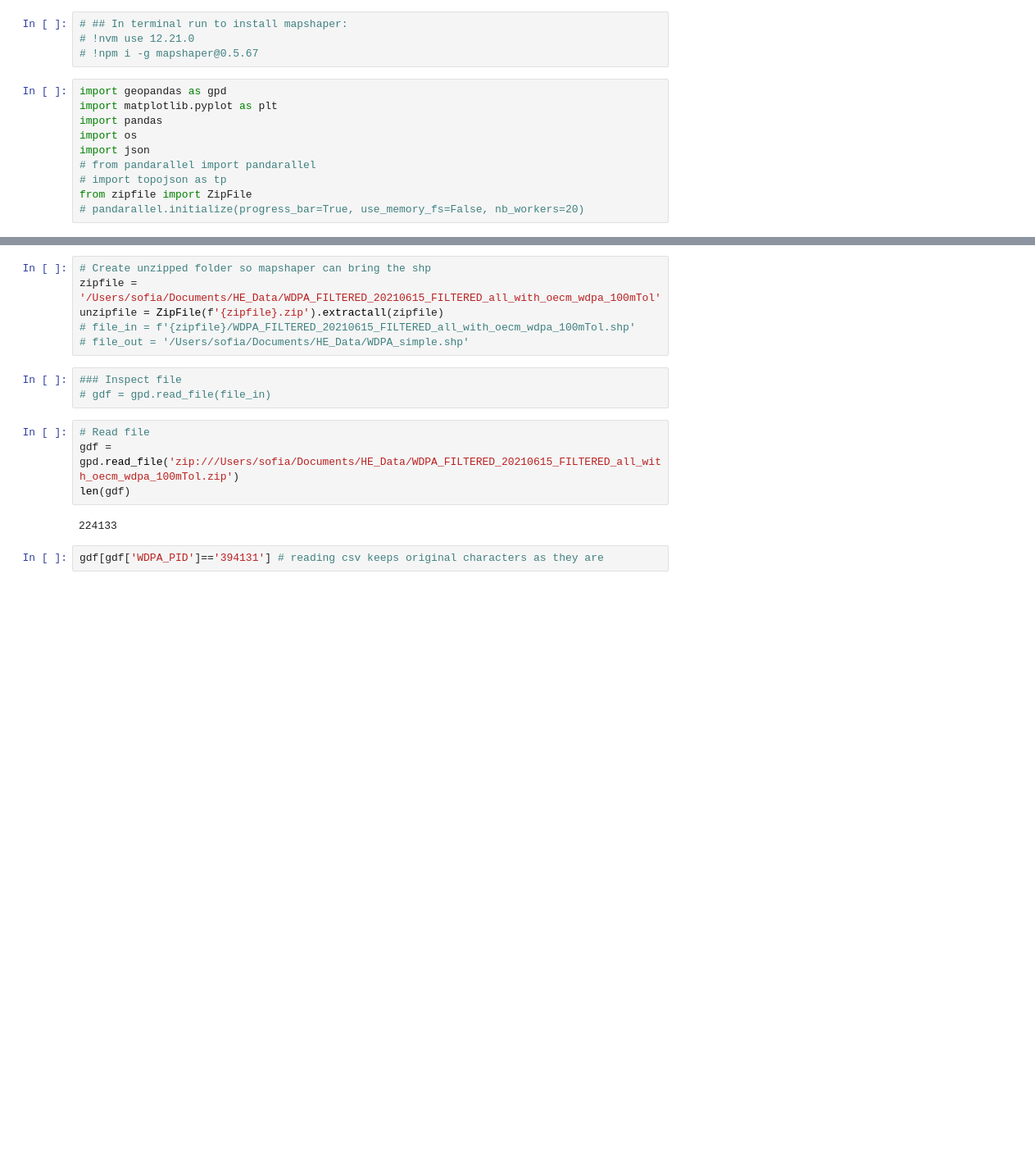
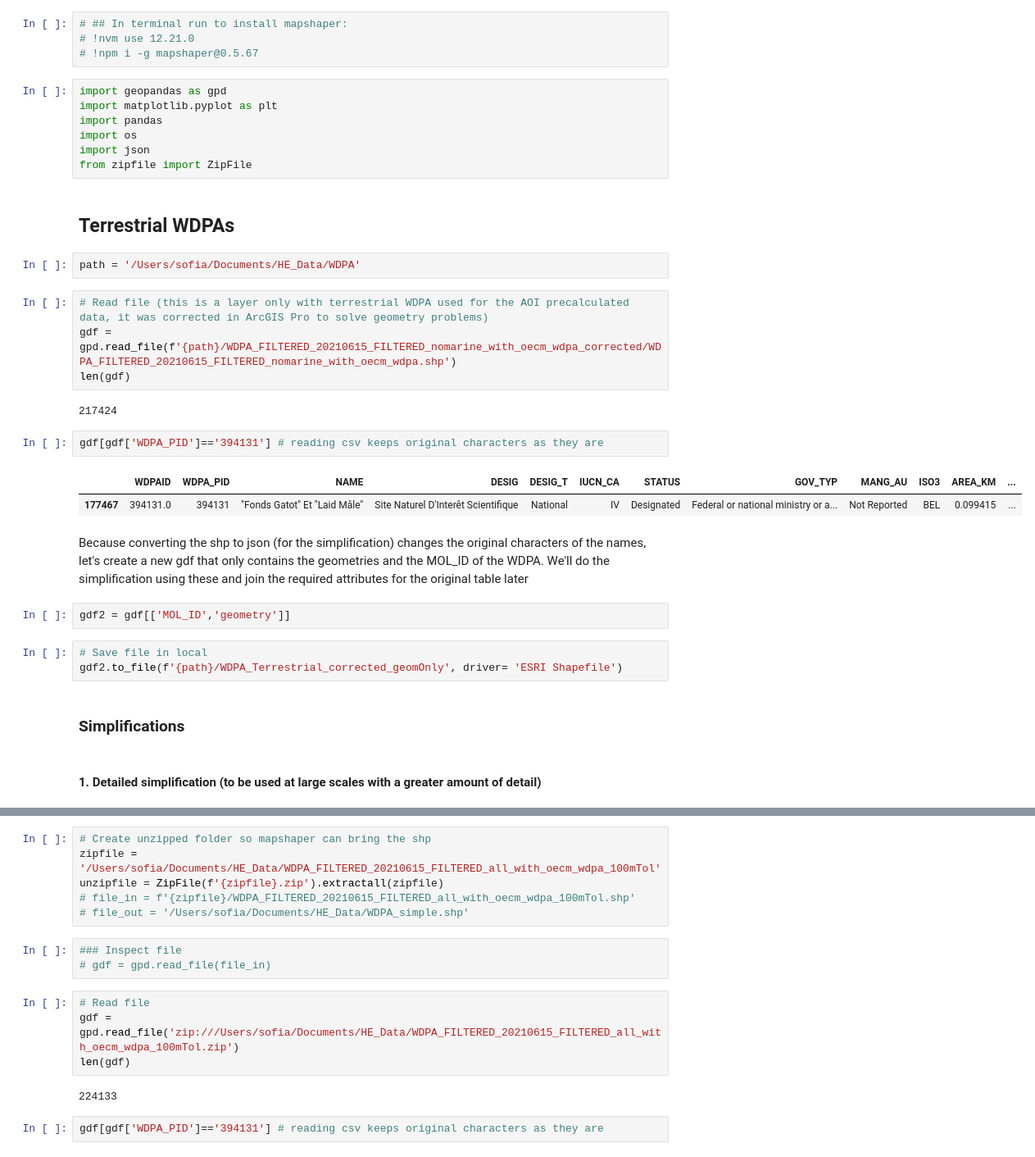
Before and after one commit to Vizzuality/he-scratchfolder, a Jupyter notebook: WDPA_Simplification.ipynb, the cells around one changed output, grey strips where cells are left out. Shown: that part at 82% size. Cells and saved outputs as stored; diff of their text form; blank space fills up the shorter version.

Commit message:
changes to simplification notebook

```diff
--- a/WDPA_Simplification.ipynb
+++ b/WDPA_Simplification.ipynb
@@ -20,7 +22,30 @@ import matplotlib.pyplot as plt
 import pandas
 import os
 import json
-# from pandarallel import pandarallel
-# import topojson as tp
 from zipfile import ZipFile
-# pandarallel.initialize(progress_bar=True, use_memory_fs=False, nb_workers=20)
+# %% [markdown]
+## Terrestrial WDPAs
+# %%
+path = '/Users/sofia/Documents/HE_Data/WDPA'
+# %%
+# Read file (this is a layer only with terrestrial WDPA used for the AOI precalculated data, it was corrected in ArcGIS Pro to solve geometry problems)
+gdf = gpd.read_file(f'{path}/WDPA_FILTERED_20210615_FILTERED_nomarine_with_oecm_wdpa_corrected/WDPA_FILTERED_20210615_FILTERED_nomarine_with_oecm_wdpa.shp')
+len(gdf)
+# %% [output]
+217424
+# %%
+gdf[gdf['WDPA_PID']=='394131'] # reading csv keeps original characters as they are
+# %% [output]
+|  | WDPAID | WDPA_PID | NAME | DESIG | DESIG_T | IUCN_CA | STATUS | GOV_TYP | MANG_AU | ISO3 | AREA_KM | ... |
+| 177467 | 394131.0 | 394131 | "Fonds Gatot" Et "Laid Mâle" | Site Naturel D'Interêt Scientifique | National | IV | Designated | Federal or national ministry or a... | Not Reported | BEL | 0.099415 | ... |
+# %% [markdown]
+Because converting the shp to json (for the simplification) changes the original characters of the names, let's create a new gdf that only contains the geometries and the MOL_ID of the WDPA. We'll do the simplification using these and join the required attributes for the original table later
+# %%
+gdf2 = gdf[['MOL_ID','geometry']]
+# %%
+# Save file in local
+gdf2.to_file(f'{path}/WDPA_Terrestrial_corrected_geomOnly', driver= 'ESRI Shapefile')
+# %% [markdown]
+### Simplifications
+# %% [markdown]
+#### 1. Detailed simplification (to be used at large scales with a greater amount of detail)
```
Also changed, not shown: parts of 24 cells of this notebook.
